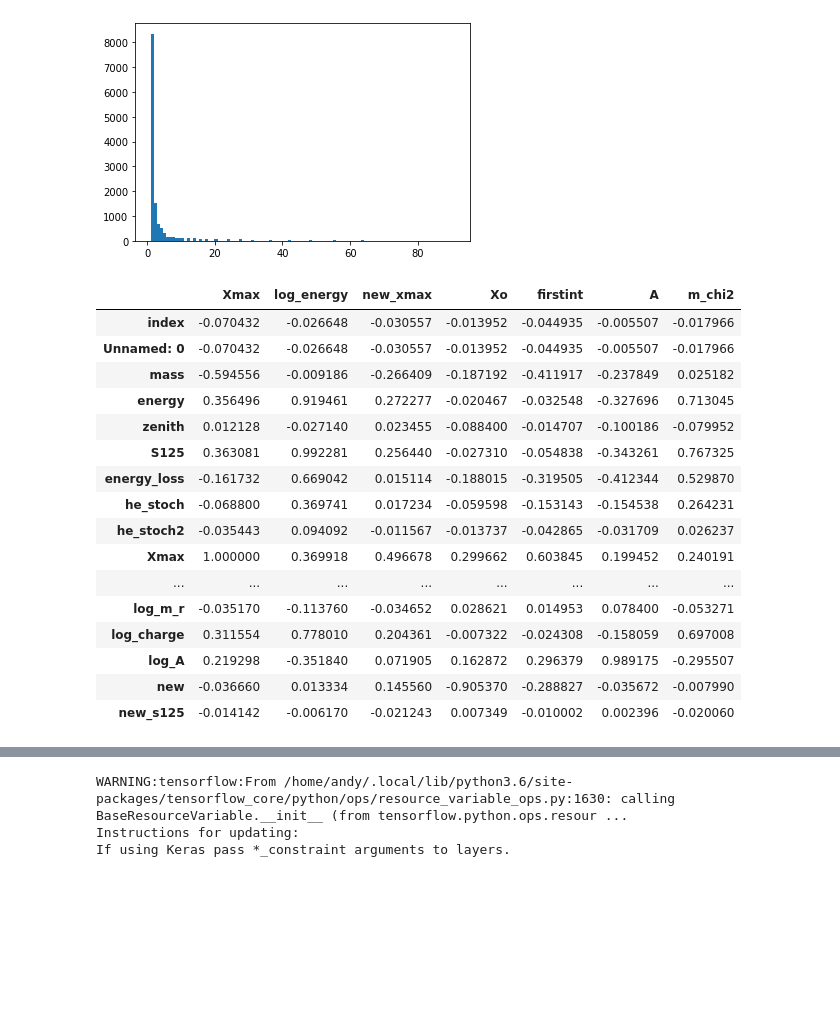
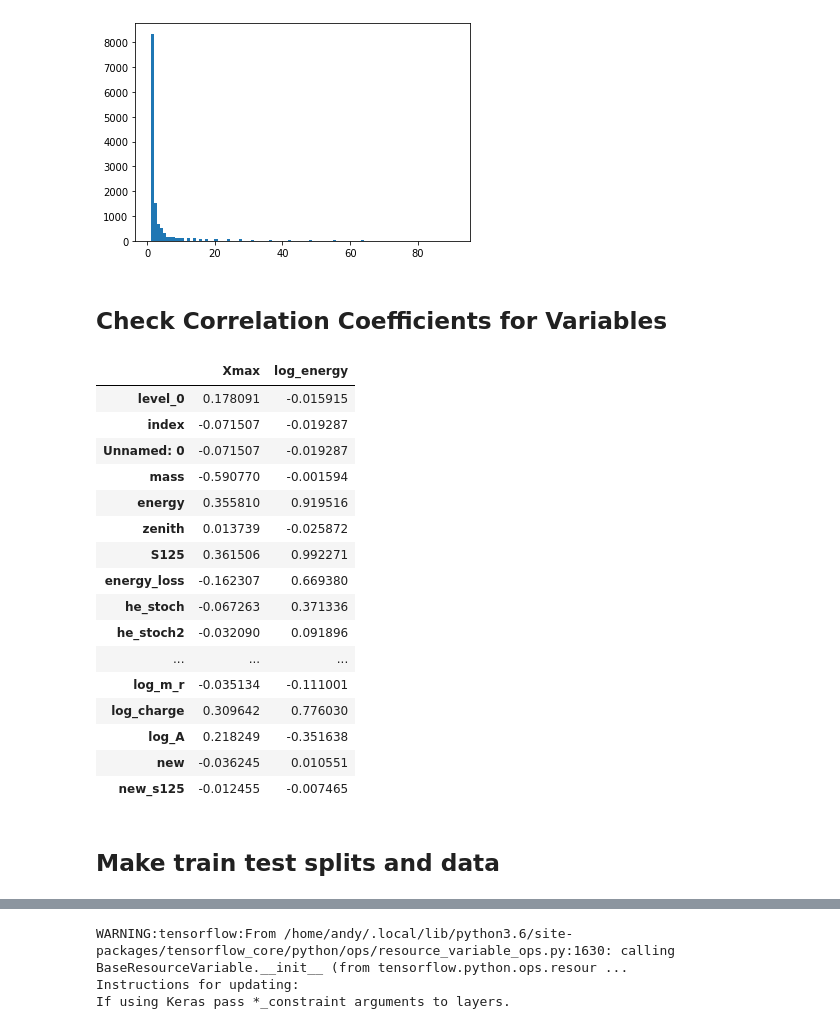
Before and after one commit to andyPhysics/CosmicRay, a Jupyter notebook: NN/NN_fitter.ipynb, the cells around one changed output, grey strips where cells are left out. Saved outputs shown, nothing was run; the diff lists cells and outputs as text; code cells hidden in the pictures; blank space fills up the shorter version.

```diff
--- a/NN/NN_fitter.ipynb
+++ b/NN/NN_fitter.ipynb
@@ -435,26 +412,30 @@ plt.hist(df_coinc['waveform_weight'],bins=100)
 plt.show()
 # %% [output]
 [figure]
+# %% [markdown]
+## Check Correlation Coefficients for Variables
 # %%
-df_coinc.corr()[['Xmax','log_energy','new_xmax','Xo','firstint','A','m_chi2']]
+df_coinc.corr()[['Xmax','log_energy']]
 # %% [output]
-|  | Xmax | log_energy | new_xmax | Xo | firstint | A | m_chi2 |
-| index | -0.070432 | -0.026648 | -0.030557 | -0.013952 | -0.044935 | -0.005507 | -0.017966 |
-| Unnamed: 0 | -0.070432 | -0.026648 | -0.030557 | -0.013952 | -0.044935 | -0.005507 | -0.017966 |
-| mass | -0.594556 | -0.009186 | -0.266409 | -0.187192 | -0.411917 | -0.237849 | 0.025182 |
-| energy | 0.356496 | 0.919461 | 0.272277 | -0.020467 | -0.032548 | -0.327696 | 0.713045 |
-| zenith | 0.012128 | -0.027140 | 0.023455 | -0.088400 | -0.014707 | -0.100186 | -0.079952 |
-| S125 | 0.363081 | 0.992281 | 0.256440 | -0.027310 | -0.054838 | -0.343261 | 0.767325 |
-| energy_loss | -0.161732 | 0.669042 | 0.015114 | -0.188015 | -0.319505 | -0.412344 | 0.529870 |
-| he_stoch | -0.068800 | 0.369741 | 0.017234 | -0.059598 | -0.153143 | -0.154538 | 0.264231 |
-| he_stoch2 | -0.035443 | 0.094092 | -0.011567 | -0.013737 | -0.042865 | -0.031709 | 0.026237 |
-| Xmax | 1.000000 | 0.369918 | 0.496678 | 0.299662 | 0.603845 | 0.199452 | 0.240191 |
-| ... | ... | ... | ... | ... | ... | ... | ... |
-| log_m_r | -0.035170 | -0.113760 | -0.034652 | 0.028621 | 0.014953 | 0.078400 | -0.053271 |
-| log_charge | 0.311554 | 0.778010 | 0.204361 | -0.007322 | -0.024308 | -0.158059 | 0.697008 |
-| log_A | 0.219298 | -0.351840 | 0.071905 | 0.162872 | 0.296379 | 0.989175 | -0.295507 |
-| new | -0.036660 | 0.013334 | 0.145560 | -0.905370 | -0.288827 | -0.035672 | -0.007990 |
-| new_s125 | -0.014142 | -0.006170 | -0.021243 | 0.007349 | -0.010002 | 0.002396 | -0.020060 |
+|  | Xmax | log_energy |
+| level_0 | 0.178091 | -0.015915 |
+| index | -0.071507 | -0.019287 |
+| Unnamed: 0 | -0.071507 | -0.019287 |
+| mass | -0.590770 | -0.001594 |
+| energy | 0.355810 | 0.919516 |
+| zenith | 0.013739 | -0.025872 |
+| S125 | 0.361506 | 0.992271 |
+| energy_loss | -0.162307 | 0.669380 |
+| he_stoch | -0.067263 | 0.371336 |
+| he_stoch2 | -0.032090 | 0.091896 |
+| ... | ... | ... |
+| log_m_r | -0.035134 | -0.111001 |
+| log_charge | 0.309642 | 0.776030 |
+| log_A | 0.218249 | -0.351638 |
+| new | -0.036245 | 0.010551 |
+| new_s125 | -0.012455 | -0.007465 |
+# %% [markdown]
+## Make train test splits and data
 # %%
 from sklearn.model_selection import train_test_split
 # %%
```
Also changed, not shown: parts of 15 cells of this notebook.
